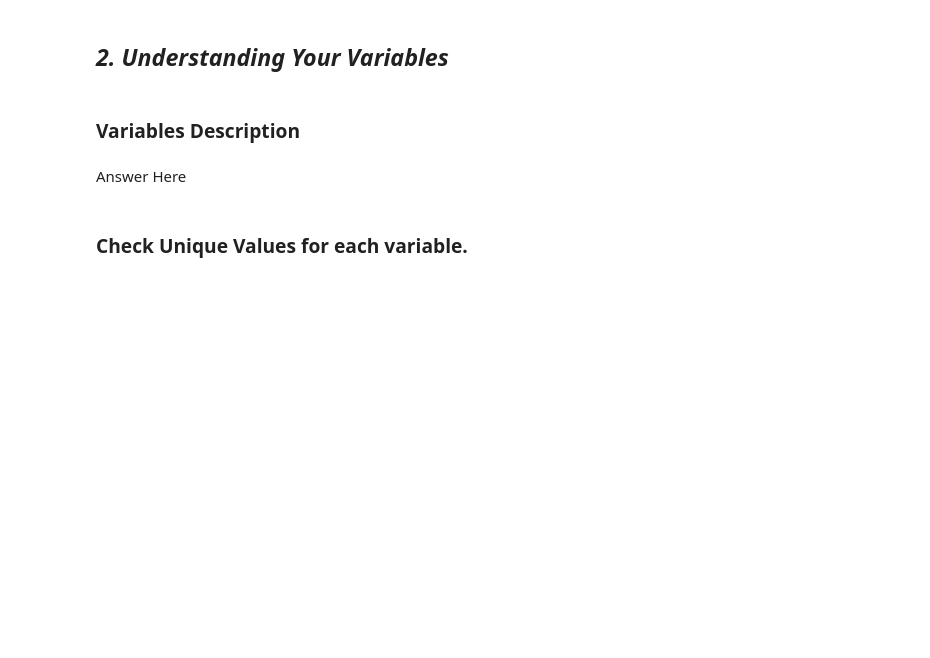
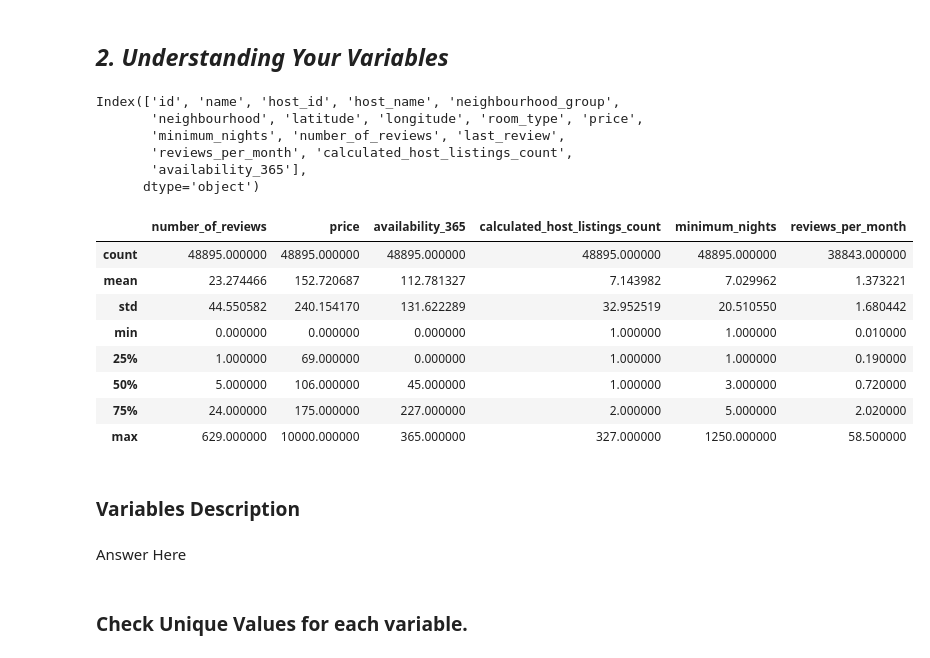
Before and after one commit to PrashikRamteke/Airbnb_Booking_Dataset_Exploratory_Data_Analysis, a Jupyter notebook: AirBnb_Bookings_Analysis_EDA_Prashik_Ramteke.ipynb, the cells around one changed output. Saved outputs shown, nothing was run; the diff lists cells and outputs as text; code cells hidden in the pictures; blank space fills up the shorter version.

```diff
--- a/AirBnb_Bookings_Analysis_EDA_Prashik_Ramteke.ipynb
+++ b/AirBnb_Bookings_Analysis_EDA_Prashik_Ramteke.ipynb
@@ -131,3 +205,11 @@ Answer Here
 ## ***2. Understanding Your Variables***
 # %%
 # Dataset Columns
+df.columns
+# %% [output]
+Index(['id', 'name', 'host_id', 'host_name', 'neighbourhood_group',
+       'neighbourhood', 'latitude', 'longitude', 'room_type', 'price',
+       'minimum_nights', 'number_of_reviews', 'last_review',
+       'reviews_per_month', 'calculated_host_listings_count',
+       'availability_365'],
+      dtype='object')
@@ -136,3 +216,18 @@ Answer Here
+# %%
+# Dataset Describe
+df.describe(include='all')
+cols_excluding = set(df.columns) - {'latitude', 'longitude', 'id', 'host_id'}
+df[ list(cols_excluding) ].describe()
+# %% [output]
+|  | number_of_reviews | price | availability_365 | calculated_host_listings_count | minimum_nights | reviews_per_month |
+| count | 48895.000000 | 48895.000000 | 48895.000000 | 48895.000000 | 48895.000000 | 38843.000000 |
+| mean | 23.274466 | 152.720687 | 112.781327 | 7.143982 | 7.029962 | 1.373221 |
+| std | 44.550582 | 240.154170 | 131.622289 | 32.952519 | 20.510550 | 1.680442 |
+| min | 0.000000 | 0.000000 | 0.000000 | 1.000000 | 1.000000 | 0.010000 |
+| 25% | 1.000000 | 69.000000 | 0.000000 | 1.000000 | 1.000000 | 0.190000 |
+| 50% | 5.000000 | 106.000000 | 45.000000 | 1.000000 | 3.000000 | 0.720000 |
+| 75% | 24.000000 | 175.000000 | 227.000000 | 2.000000 | 5.000000 | 2.020000 |
+| max | 629.000000 | 10000.000000 | 365.000000 | 327.000000 | 1250.000000 | 58.500000 |
 # %% [markdown]
 ### Variables Description
 # %% [markdown]
```
Also changed, not shown: parts of 10 cells of this notebook.
